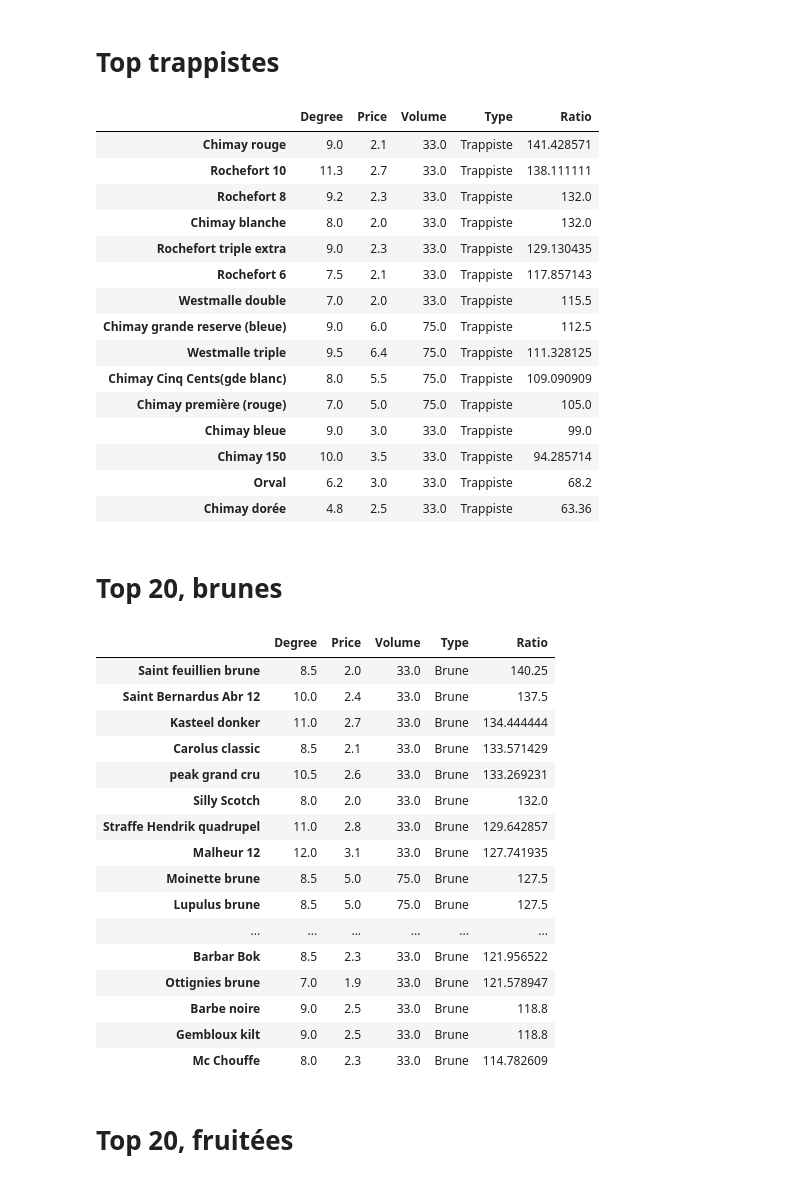
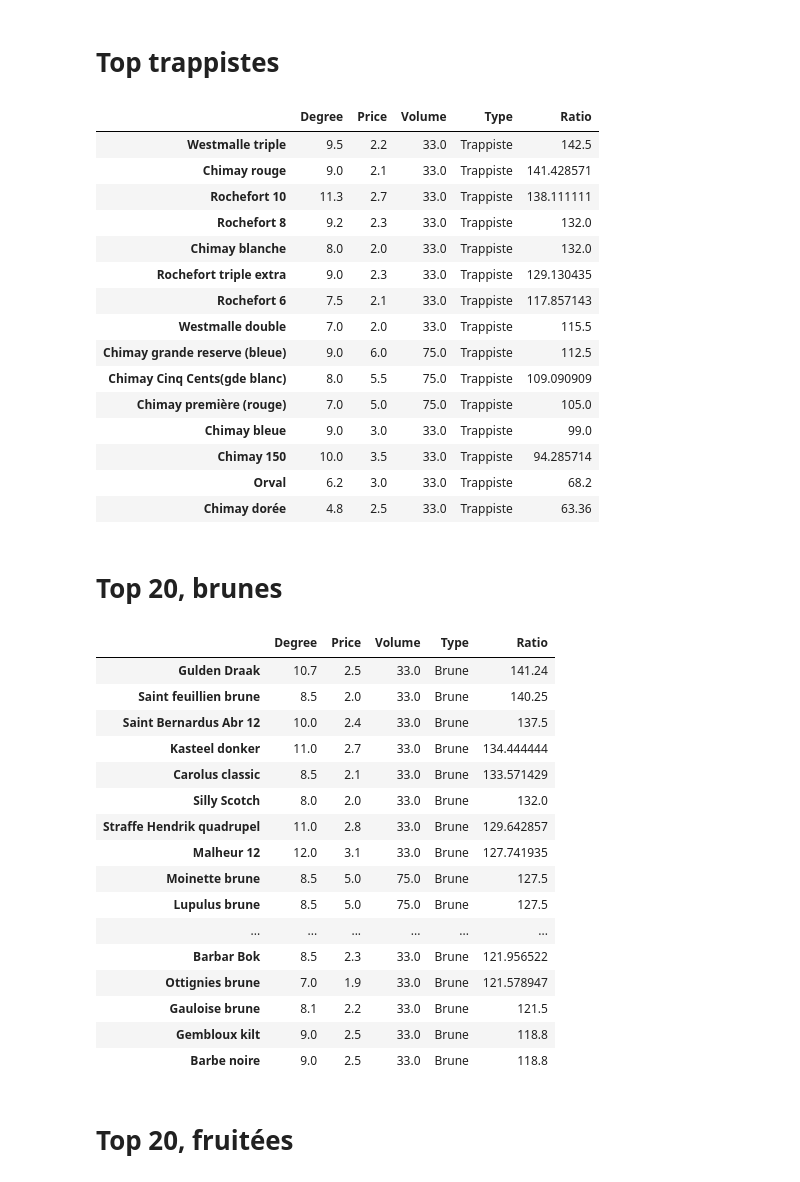
Before and after one commit to nicojmn/quinzaine-ranker, a Jupyter notebook: notebook.ipynb, the cells around one changed output. Drawn from its saved outputs; the diff is of its cells as text; code cells hidden in the pictures.

```diff
--- a/notebook.ipynb
+++ b/notebook.ipynb
@@ -21,10 +26,10 @@ def is_beer(article_name: str) -> bool:
 # Main function
 # %%
 # Load the JSON file
-json = loads(open("database.json").read())
+YEAR="2024-2025-Q2"
+json = loads(open(f"db/{YEAR}.json").read())
 
 dic = dict()
-# print keys
 for key, article in json["articles"]["mapValue"]["fields"].items():
 
     fields = article["mapValue"]["fields"]
@@ -59,7 +64,8 @@ df = pd.DataFrame(dic).T
 
 # Sort the DataFrame by the ratio
 df = df.sort_values(by="Ratio", ascending=False)
-df.to_csv("csv/ranker.csv")
+create_dir_if_absent(f"csv/{YEAR}")
+df.to_csv(f"csv/{YEAR}/ranker.csv")
 # %% [markdown]
 # Top 20, any type of beer
 # %%
@@ -134,10 +140,11 @@ amber_beers.head(20)
 # Top trappistes
 # %%
 trapist_beers = df[df["Type"] == "Trappiste"]
-trapist_beers.to_csv("csv/trapist_ranker.csv")
+trapist_beers.to_csv(f"csv/{YEAR}/trapist_ranker.csv")
 trapist_beers
 # %% [output]
 |  | Degree | Price | Volume | Type | Ratio |
+| Westmalle triple | 9.5 | 2.2 | 33.0 | Trappiste | 142.5 |
 | Chimay rouge | 9.0 | 2.1 | 33.0 | Trappiste | 141.428571 |
 | Rochefort 10 | 11.3 | 2.7 | 33.0 | Trappiste | 138.111111 |
 | Rochefort 8 | 9.2 | 2.3 | 33.0 | Trappiste | 132.0 |
@@ -146,7 +153,6 @@ trapist_beers
 | Rochefort 6 | 7.5 | 2.1 | 33.0 | Trappiste | 117.857143 |
 | Westmalle double | 7.0 | 2.0 | 33.0 | Trappiste | 115.5 |
 | Chimay grande reserve (bleue) | 9.0 | 6.0 | 75.0 | Trappiste | 112.5 |
-| Westmalle triple | 9.5 | 6.4 | 75.0 | Trappiste | 111.328125 |
 | Chimay Cinq Cents(gde blanc) | 8.0 | 5.5 | 75.0 | Trappiste | 109.090909 |
 | Chimay première (rouge) | 7.0 | 5.0 | 75.0 | Trappiste | 105.0 |
 | Chimay bleue | 9.0 | 3.0 | 33.0 | Trappiste | 99.0 |
@@ -157,15 +163,15 @@ trapist_beers
 # Top 20, brunes
 # %%
 brown_beers = df[df["Type"] == "Brune"]
-brown_beers.to_csv("csv/brown_ranker.csv")
+brown_beers.to_csv(f"csv/{YEAR}/brown_ranker.csv")
 brown_beers.head(20)
 # %% [output]
 |  | Degree | Price | Volume | Type | Ratio |
+| Gulden Draak | 10.7 | 2.5 | 33.0 | Brune | 141.24 |
 | Saint feuillien brune | 8.5 | 2.0 | 33.0 | Brune | 140.25 |
 | Saint Bernardus Abr 12 | 10.0 | 2.4 | 33.0 | Brune | 137.5 |
 | Kasteel donker | 11.0 | 2.7 | 33.0 | Brune | 134.444444 |
 | Carolus classic | 8.5 | 2.1 | 33.0 | Brune | 133.571429 |
-| peak grand cru | 10.5 | 2.6 | 33.0 | Brune | 133.269231 |
 | Silly Scotch | 8.0 | 2.0 | 33.0 | Brune | 132.0 |
 | Straffe Hendrik quadrupel | 11.0 | 2.8 | 33.0 | Brune | 129.642857 |
 | Malheur 12 | 12.0 | 3.1 | 33.0 | Brune | 127.741935 |
@@ -174,9 +180,9 @@ brown_beers.head(20)
 | ... | ... | ... | ... | ... | ... |
 | Barbar Bok | 8.5 | 2.3 | 33.0 | Brune | 121.956522 |
 | Ottignies brune | 7.0 | 1.9 | 33.0 | Brune | 121.578947 |
+| Gauloise brune | 8.1 | 2.2 | 33.0 | Brune | 121.5 |
+| Gembloux kilt | 9.0 | 2.5 | 33.0 | Brune | 118.8 |
 | Barbe noire | 9.0 | 2.5 | 33.0 | Brune | 118.8 |
-| Gembloux kilt | 9.0 | 2.5 | 33.0 | Brune | 118.8 |
-| Mc Chouffe | 8.0 | 2.3 | 33.0 | Brune | 114.782609 |
 # %% [markdown]
 # Top 20, fruitées
 # %%
```
Also changed, not shown: parts of 7 cells of this notebook, 25 other files.
